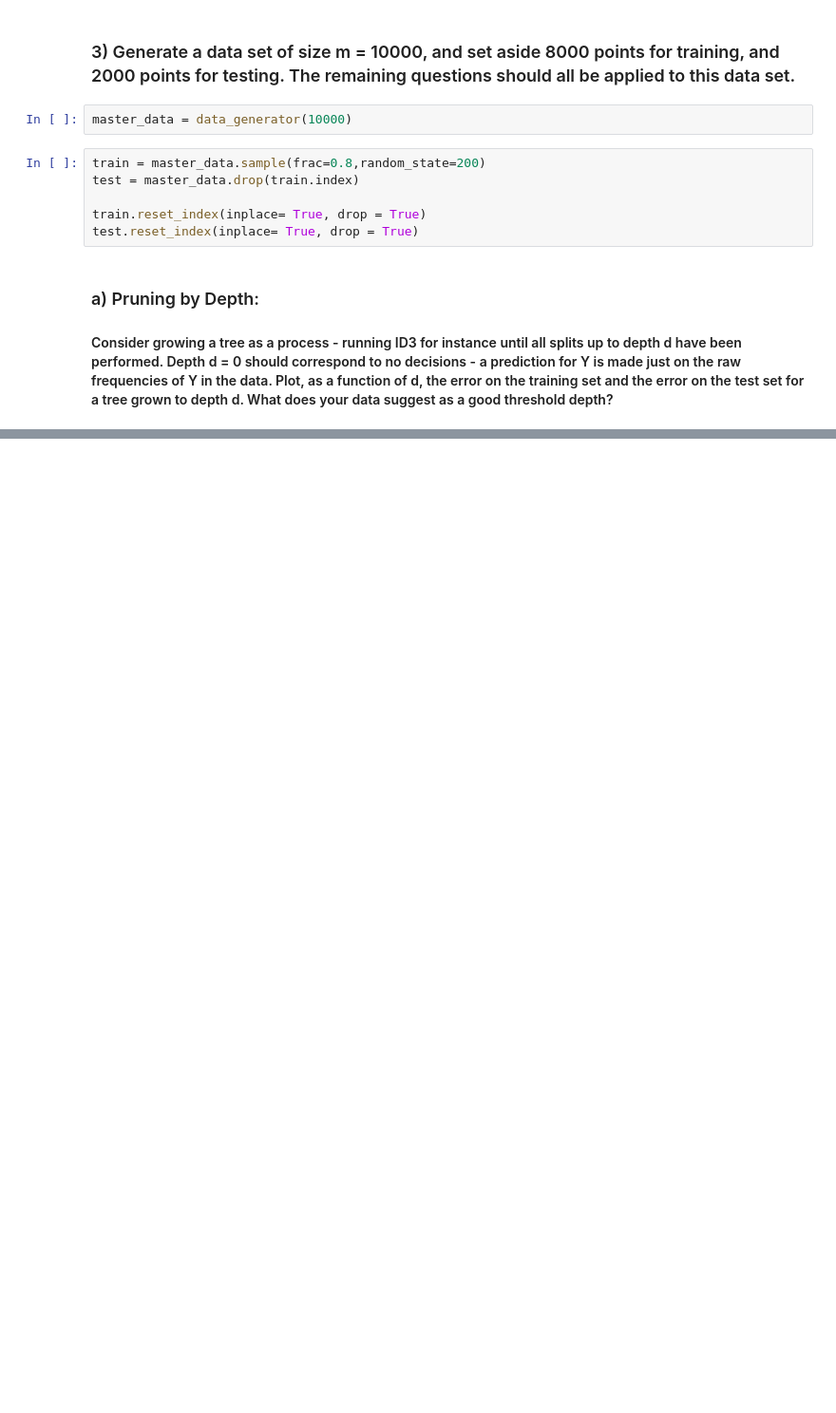
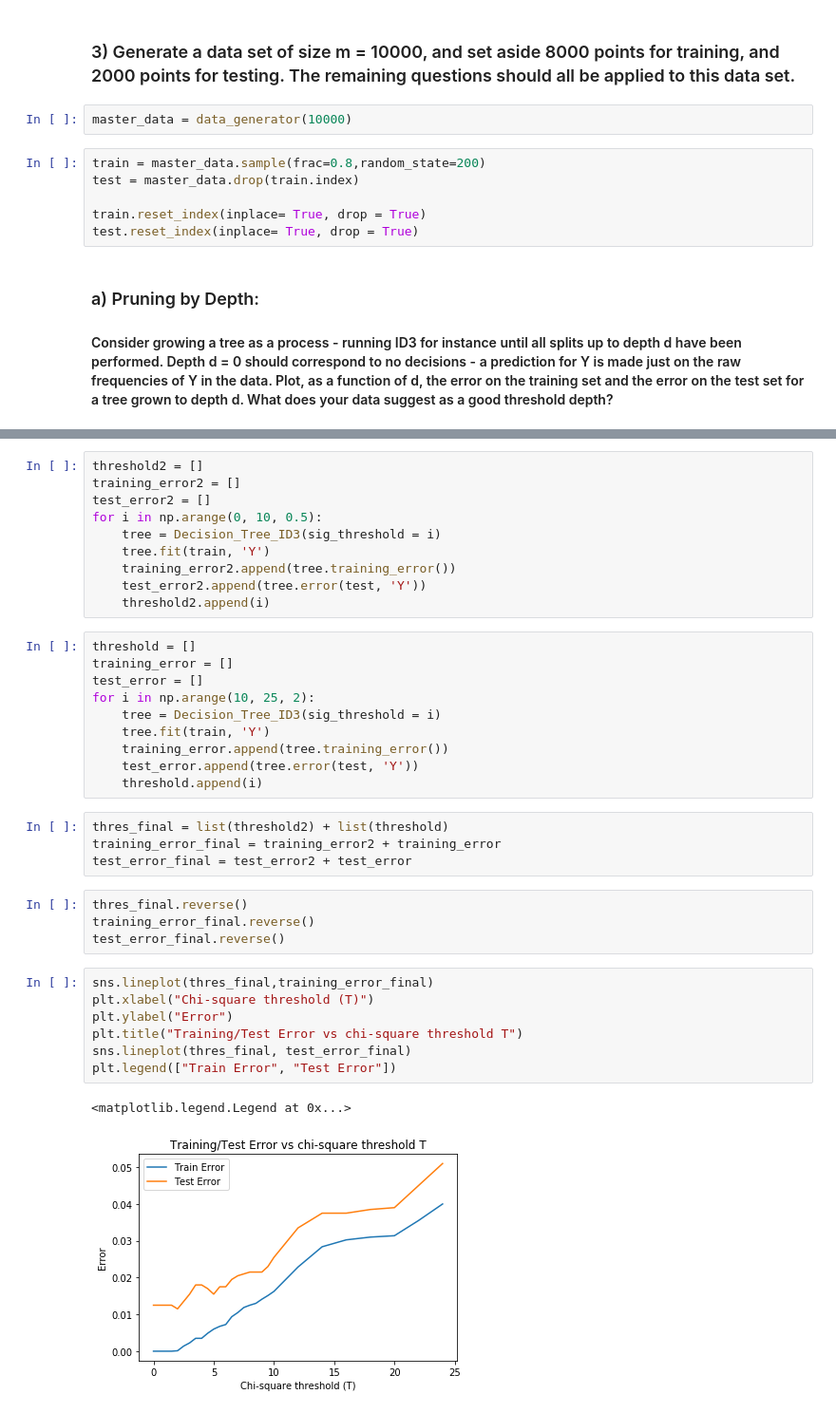
Before and after one commit to nitinkarolla/Machine-Learning, a Jupyter notebook: DecisionTrees/Pruning.ipynb, the cells around one changed output, grey strips where cells are left out. Shown: that part at 95% size. Drawn from its saved outputs; the diff is of its cells as text; blank space fills up the shorter version.

```diff
--- a/DecisionTrees/Pruning.ipynb
+++ b/DecisionTrees/Pruning.ipynb
@@ -407,0 +411,38 @@ tree.get_irrelevant_variable(irrelevant_variables)
+# %%
+threshold2 = []
+training_error2 = []
+test_error2 = []
+for i in np.arange(0, 10, 0.5):
+    tree = Decision_Tree_ID3(sig_threshold = i)
+    tree.fit(train, 'Y')
+    training_error2.append(tree.training_error())
+    test_error2.append(tree.error(test, 'Y'))
+    threshold2.append(i)
+# %%
+threshold = []
+training_error = []
+test_error = []
+for i in np.arange(10, 25, 2):
+    tree = Decision_Tree_ID3(sig_threshold = i)
+    tree.fit(train, 'Y')
+    training_error.append(tree.training_error())
+    test_error.append(tree.error(test, 'Y'))
+    threshold.append(i)
+# %%
+thres_final = list(threshold2) + list(threshold)
+training_error_final = training_error2 + training_error
+test_error_final = test_error2 + test_error
+# %%
+thres_final.reverse()
+training_error_final.reverse()
+test_error_final.reverse()
+# %%
+sns.lineplot(thres_final,training_error_final)
+plt.xlabel("Chi-square threshold (T)")
+plt.ylabel("Error")
+plt.title("Training/Test Error vs chi-square threshold T")
+sns.lineplot(thres_final, test_error_final)
+plt.legend(["Train Error", "Test Error"])
+# %% [output]
+<matplotlib.legend.Legend at 0x...>
+[figure, added]
```
Also changed, not shown: parts of 49 cells of this notebook, 10 other files.
